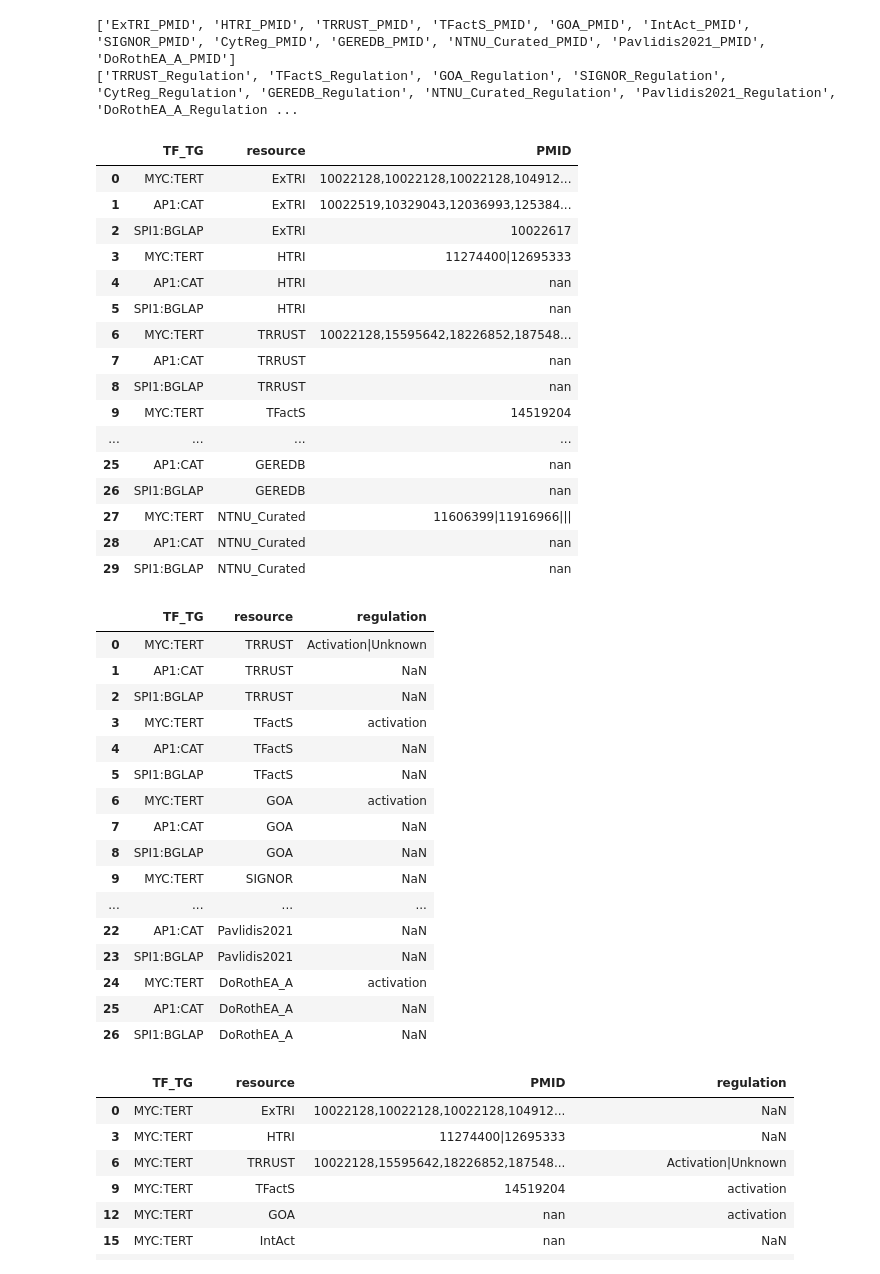
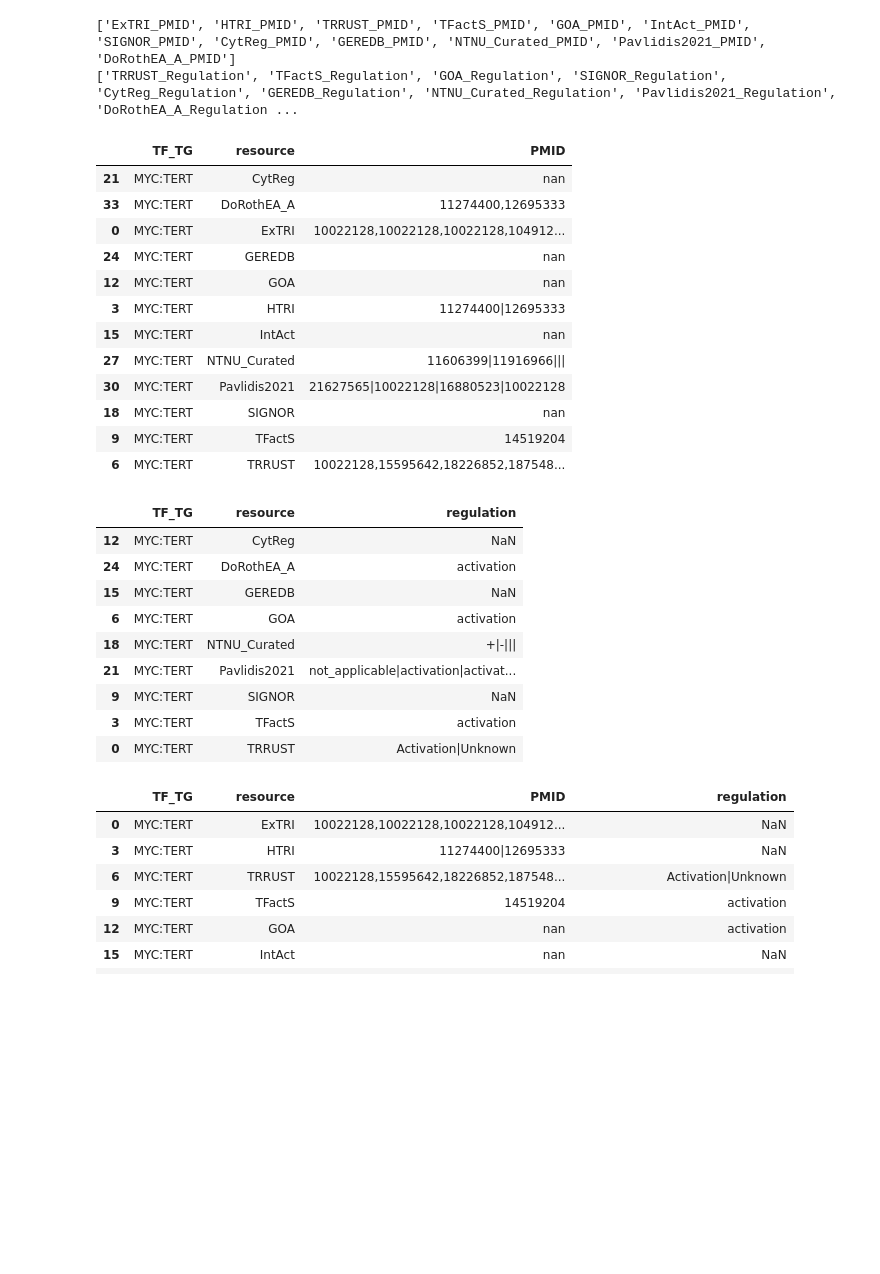
Before and after one commit to Raphaellemomal/dummy, a Jupyter notebook: CollecTRI_01_resource_aggregation.ipynb, the cells around one changed output. Cells and saved outputs as stored; diff of their text form; code cells hidden in the pictures; blank space fills up the shorter version.

```diff
--- a/CollecTRI_01_resource_aggregation.ipynb
+++ b/CollecTRI_01_resource_aggregation.ipynb
@@ -221,47 +221,37 @@ print(reg_cols_ls)
 df_pmid = pd.melt(df_merge, id_vars= "TF_TG", value_vars= pmid_cols_ls, var_name="resource", value_name="PMID")
 df_pmid["resource"] = [txt.replace("_PMID", "") for txt in df_pmid["resource"]]
 df_pmid["PMID"] = [str(txt).replace(";", ",") for txt in df_pmid["PMID"]]
-df_pmid.head(30)
+df_pmid[df_pmid.TF_TG=="MYC:TERT"].sort_values("resource")
 # %% [output]
 |  | TF_TG | resource | PMID |
+| 21 | MYC:TERT | CytReg | nan |
+| 33 | MYC:TERT | DoRothEA_A | 11274400,12695333 |
 | 0 | MYC:TERT | ExTRI | 10022128,10022128,10022128,104912... |
-| 1 | AP1:CAT | ExTRI | 10022519,10329043,12036993,125384... |
-| 2 | SPI1:BGLAP | ExTRI | 10022617 |
+| 24 | MYC:TERT | GEREDB | nan |
+| 12 | MYC:TERT | GOA | nan |
 | 3 | MYC:TERT | HTRI | 11274400|12695333 |
-| 4 | AP1:CAT | HTRI | nan |
-| 5 | SPI1:BGLAP | HTRI | nan |
+| 15 | MYC:TERT | IntAct | nan |
+| 27 | MYC:TERT | NTNU_Curated | 11606399|11916966||| |
+| 30 | MYC:TERT | Pavlidis2021 | 21627565|10022128|16880523|10022128 |
+| 18 | MYC:TERT | SIGNOR | nan |
+| 9 | MYC:TERT | TFactS | 14519204 |
 | 6 | MYC:TERT | TRRUST | 10022128,15595642,18226852,187548... |
-| 7 | AP1:CAT | TRRUST | nan |
-| 8 | SPI1:BGLAP | TRRUST | nan |
-| 9 | MYC:TERT | TFactS | 14519204 |
-| ... | ... | ... | ... |
-| 25 | AP1:CAT | GEREDB | nan |
-| 26 | SPI1:BGLAP | GEREDB | nan |
-| 27 | MYC:TERT | NTNU_Curated | 11606399|11916966||| |
-| 28 | AP1:CAT | NTNU_Curated | nan |
-| 29 | SPI1:BGLAP | NTNU_Curated | nan |
 # %%
 # Melt regulation df
 df_reg = pd.melt(df_merge, id_vars=['TF_TG'], value_vars= reg_cols_ls, var_name="resource", value_name="regulation")
 df_reg["resource"] = [txt.replace("_Regulation", "") for txt in df_reg["resource"]]
-df_reg.head(30)
+#df_reg.head(30)
+df_reg[df_reg.TF_TG=="MYC:TERT"].sort_values("resource")
 # %% [output]
 |  | TF_TG | resource | regulation |
+| 12 | MYC:TERT | CytReg | NaN |
+| 24 | MYC:TERT | DoRothEA_A | activation |
+| 15 | MYC:TERT | GEREDB | NaN |
+| 6 | MYC:TERT | GOA | activation |
+| 18 | MYC:TERT | NTNU_Curated | +|-||| |
+| 21 | MYC:TERT | Pavlidis2021 | not_applicable|activation|activat... |
+| 9 | MYC:TERT | SIGNOR | NaN |
+| 3 | MYC:TERT | TFactS | activation |
 | 0 | MYC:TERT | TRRUST | Activation|Unknown |
-| 1 | AP1:CAT | TRRUST | NaN |
-| 2 | SPI1:BGLAP | TRRUST | NaN |
-| 3 | MYC:TERT | TFactS | activation |
-| 4 | AP1:CAT | TFactS | NaN |
-| 5 | SPI1:BGLAP | TFactS | NaN |
-| 6 | MYC:TERT | GOA | activation |
-| 7 | AP1:CAT | GOA | NaN |
-| 8 | SPI1:BGLAP | GOA | NaN |
-| 9 | MYC:TERT | SIGNOR | NaN |
-| ... | ... | ... | ... |
-| 22 | AP1:CAT | Pavlidis2021 | NaN |
-| 23 | SPI1:BGLAP | Pavlidis2021 | NaN |
-| 24 | MYC:TERT | DoRothEA_A | activation |
-| 25 | AP1:CAT | DoRothEA_A | NaN |
-| 26 | SPI1:BGLAP | DoRothEA_A | NaN |
 # %%
 # Merge into final dataframe
```
Also changed, not shown: parts of 8 cells of this notebook, 1 other file.
